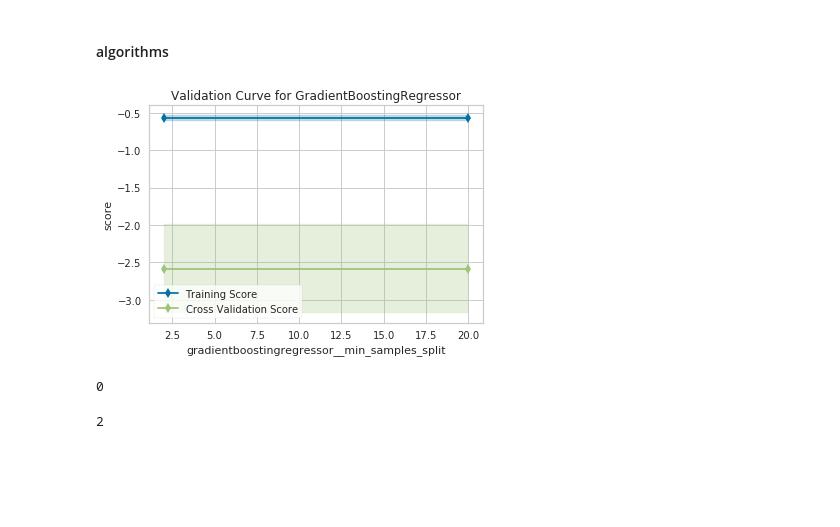
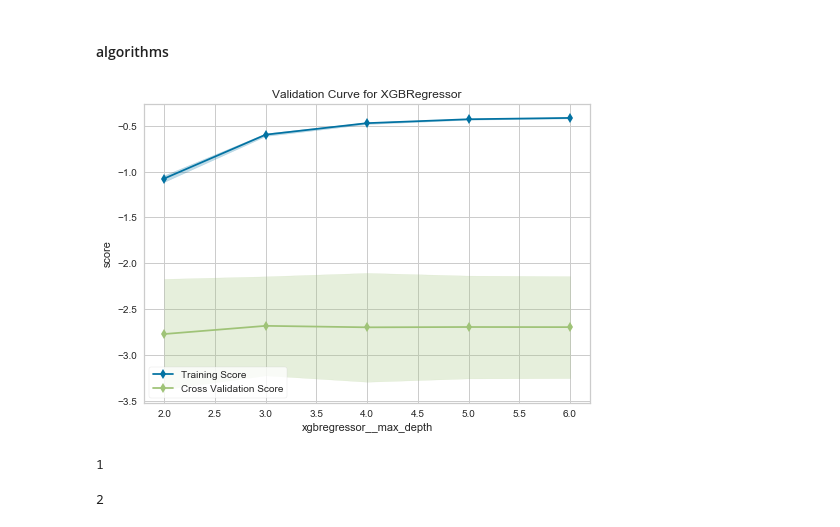
Before and after one commit to victorfica/Master-thesis, a Jupyter notebook: notebooks/stacking_AVG_models_FINAL.ipynb, the cells around one changed output. Saved outputs shown, nothing was run; the diff lists cells and outputs as text; code cells hidden in the pictures; blank space fills up the shorter version.

```diff
--- a/notebooks/stacking_AVG_models_FINAL.ipynb
+++ b/notebooks/stacking_AVG_models_FINAL.ipynb
@@ -82,32 +86,38 @@ svrP = make_pipeline(interactions,skewness,zeroth,MinMaxScaler(),
 svrRBF = make_pipeline(interactions,skewness,zeroth,MinMaxScaler(),
                       SVR(C=2.5,epsilon=0.5,gamma=0.5,kernel='rbf'))
 
-gbt = make_pipeline(interactions,skewness,zeroth,
-                   GradientBoostingRegressor(n_estimators=300, learning_rate=0.05,
-                                   max_depth=7, max_features='sqrt',
-                                   min_samples_leaf=15, min_samples_split=2,
-                                   loss='huber', random_state =5))
+gbt = make_pipeline(interactions,skewness,zeroth,MinMaxScaler(),
+                   GradientBoostingRegressor(n_estimators=100, learning_rate=0.05,
+                                   max_depth=6, max_features='sqrt',
+                                   min_samples_leaf=5, min_samples_split=2,
+                                   loss='huber', random_state =5,subsample=0.6,alpha=0.7))
+
+xgbr = make_pipeline(interactions,skewness,zeroth,
+                   XGBRegressor(colsample_bytree=0.7, gamma=3,
+                             learning_rate=0.07, max_depth=3,
+                             min_child_weight=20, n_estimators=100,
+                             reg_alpha=1.9, reg_lambda=2.7,
+                             subsample=0.5,random_state =7, nthread = -1))
 # %%
 import numpy as np
 
 from yellowbrick.model_selection import ValidationCurve
 
 #1)
 #2)
 #3) Crear pipeline
 
 viz = ValidationCurve(
-    gbt, njobs=-1,param_name="gradientboostingregressor__min_samples_split",
-    param_range=[2,20], cv=10, scoring="neg_mean_squared_error"
-)
+    xgbr, njobs=-1,param_name="xgbregressor__max_depth",
+    param_range=[2,3,4,5,6], cv=10, scoring="neg_mean_squared_error",n_jobs=-1)
 #plt.ylim(0,0.6)
 # Fit and poof the visualizer
 viz.fit(X_train, y_train)
 viz.poof()
 print(viz.test_scores_mean_.argmax())
 # %% [output]
-[figure, old version]
+[figure, new version]
-0
+1
 # %%
 viz.test_scores_mean_.argmax()
 # %% [output]
```
Also changed, not shown: parts of 22 cells of this notebook.
